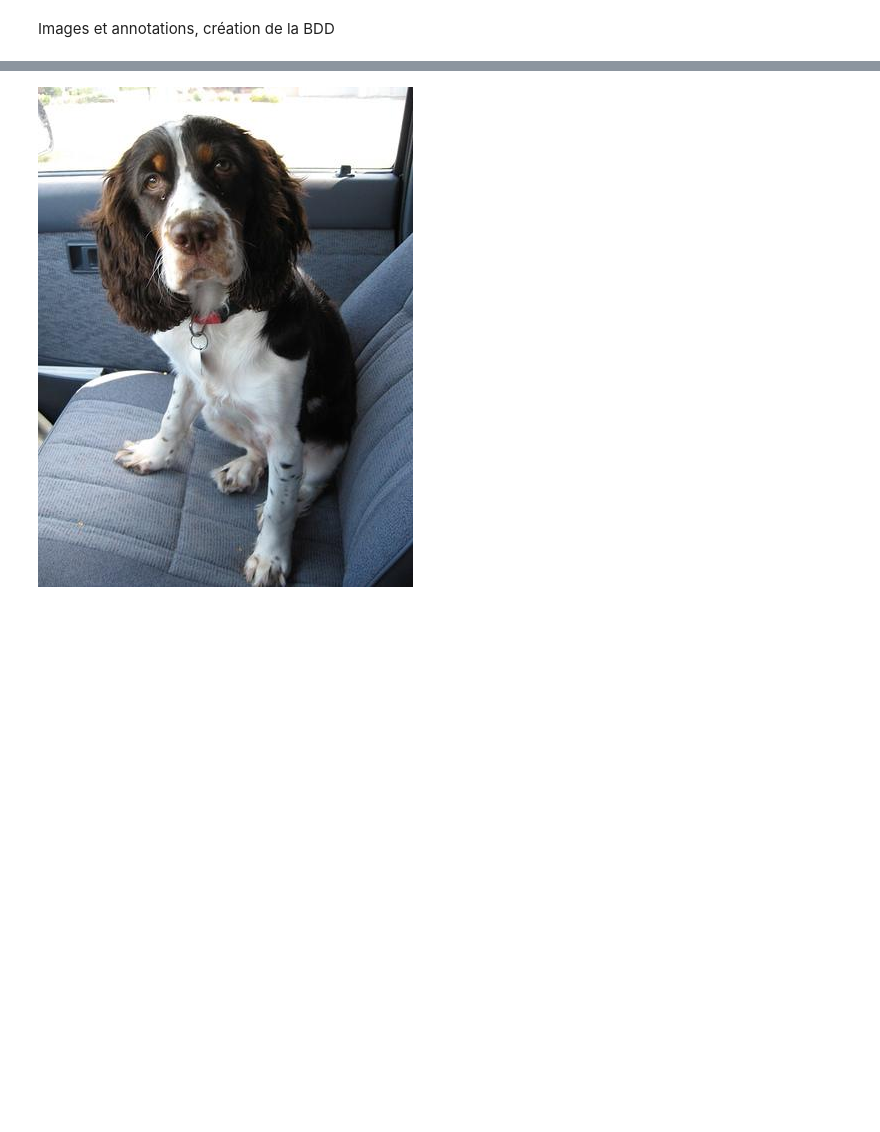
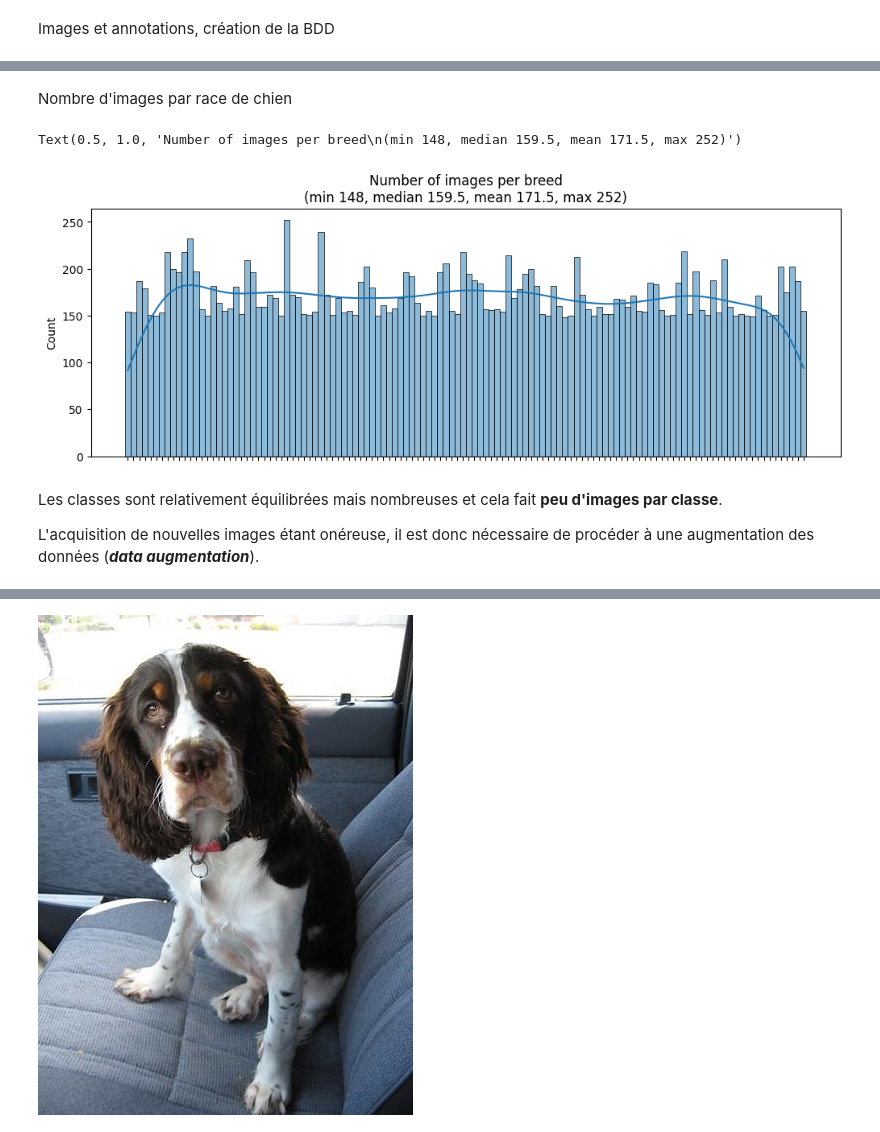
Before and after one commit to sycod/API-CViz_classif-EfficientNetB0, a Jupyter notebook: 1_preprocessing.ipynb, the cells around one changed output, grey strips where cells are left out. Cells and saved outputs as stored; diff of their text form; code cells hidden in the pictures; blank space fills up the shorter version.

Commit message:
data ok

```diff
--- a/1_preprocessing.ipynb
+++ b/1_preprocessing.ipynb
@@ -101,0 +105,18 @@ array(['%s'], dtype=object)
+# %% [markdown]
+Nombre d'images par race de chien
+# %%
+breeds = img_df["class_label"].value_counts().index
+n_per_breed = img_df["class_label"].value_counts().values
+
+plt.figure(figsize=(12,4))
+ax = sns.histplot(data=img_df, x="class_label", kde=True)
+ax.set(xticklabels=[])
+ax.set(xlabel=None)
+plt.title(f"Number of images per breed\n(min {n_per_breed.min()}, median {np.median(n_per_breed)}, mean {n_per_breed.mean()}, max {n_per_breed.max()})")
+# %% [output]
+Text(0.5, 1.0, 'Number of images per breed\n(min 148, median 159.5, mean 171.5, max 252)')
+[figure, added]
+# %% [markdown]
+Les classes sont relativement équilibrées mais nombreuses et cela fait **peu d'images par classe**.
+
+L'acquisition de nouvelles images étant onéreuse, il est donc nécessaire de procéder à une augmentation des données (***data augmentation***).
```
Also changed, not shown: parts of 15 cells of this notebook, 1 other file.
